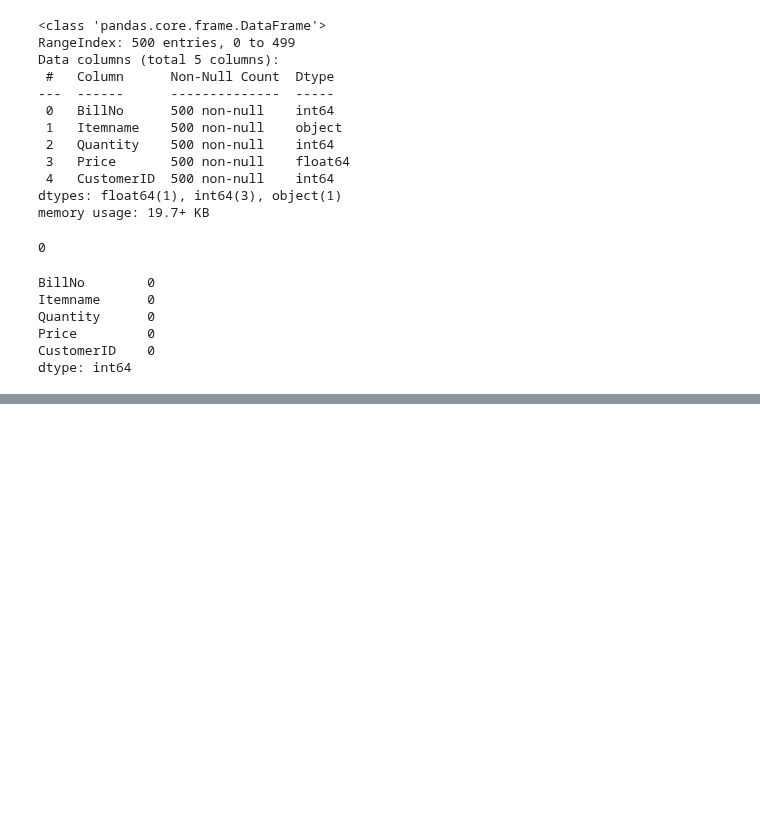
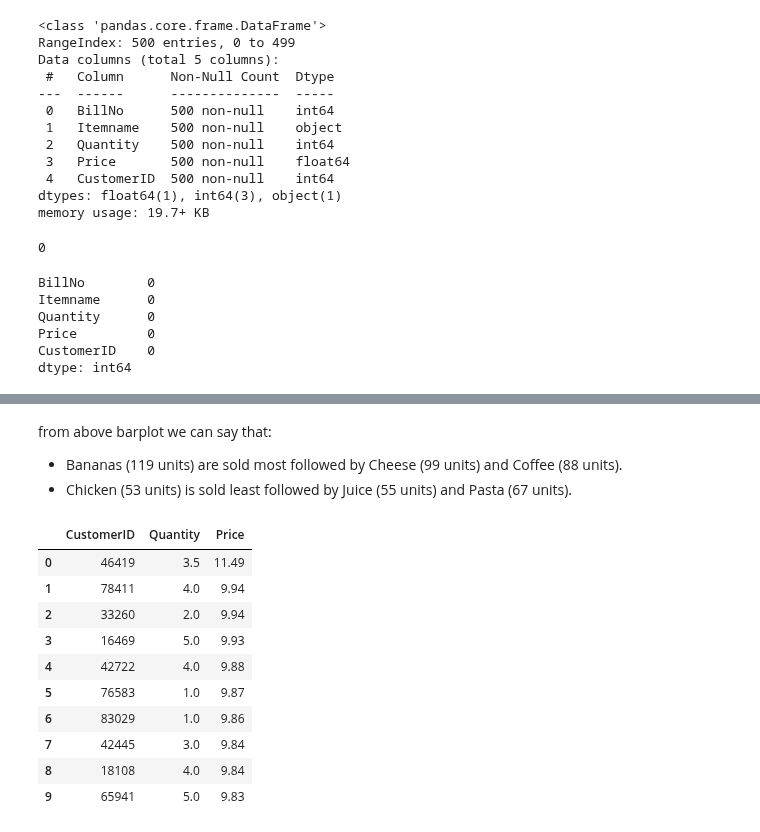
Before and after one commit to Akshay-Paunikar/Statistics_for_Data_Science, a Jupyter notebook: 20_Market_Basket_Analysis.ipynb, the cells around one changed output, grey strips where cells are left out. Cells and saved outputs as stored; diff of their text form; code cells hidden in the pictures; blank space fills up the shorter version.

```diff
--- a/20_Market_Basket_Analysis.ipynb
+++ b/20_Market_Basket_Analysis.ipynb
@@ -82,0 +96,19 @@ dtype: int64
+# %% [markdown]
+from above barplot we can say that:
+ - Bananas (119 units) are sold most followed by Cheese (99 units) and Coffee (88 units).
+ - Chicken (53 units) is sold least followed by Juice (55 units) and Pasta (67 units).
+# %%
+# average quantity and total purchase by Customer
+data.groupby('CustomerID').agg({'Quantity': 'mean', 'Price':'sum'}).sort_values(by='Price', ascending=False).head(10).reset_index()
+# %% [output]
+|  | CustomerID | Quantity | Price |
+| 0 | 46419 | 3.5 | 11.49 |
+| 1 | 78411 | 4.0 | 9.94 |
+| 2 | 33260 | 2.0 | 9.94 |
+| 3 | 16469 | 5.0 | 9.93 |
+| 4 | 42722 | 4.0 | 9.88 |
+| 5 | 76583 | 1.0 | 9.87 |
+| 6 | 83029 | 1.0 | 9.86 |
+| 7 | 42445 | 3.0 | 9.84 |
+| 8 | 18108 | 4.0 | 9.84 |
+| 9 | 65941 | 5.0 | 9.83 |
```
Also changed, not shown: parts of 6 cells of this notebook, 1 other file.
